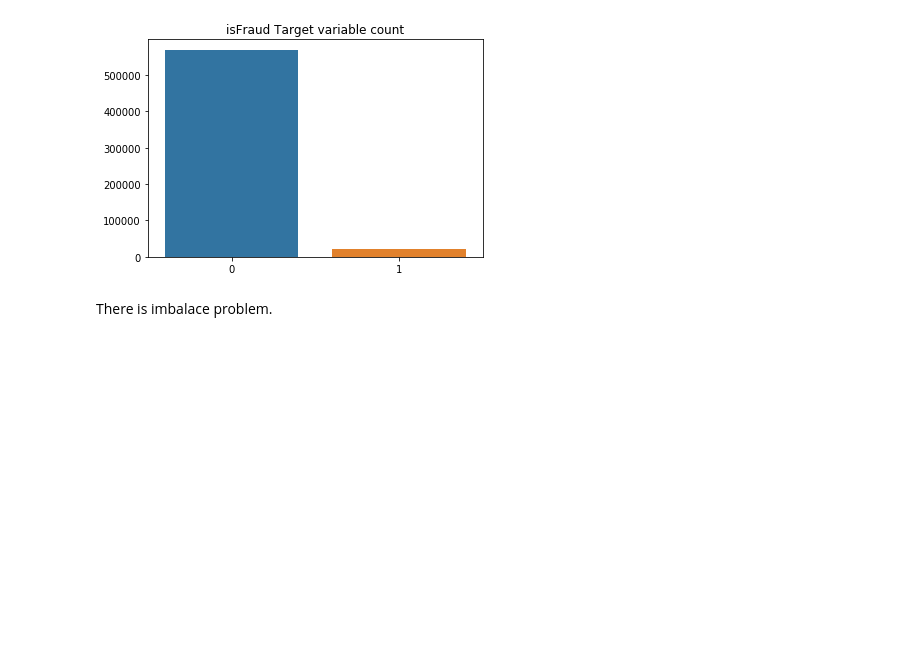
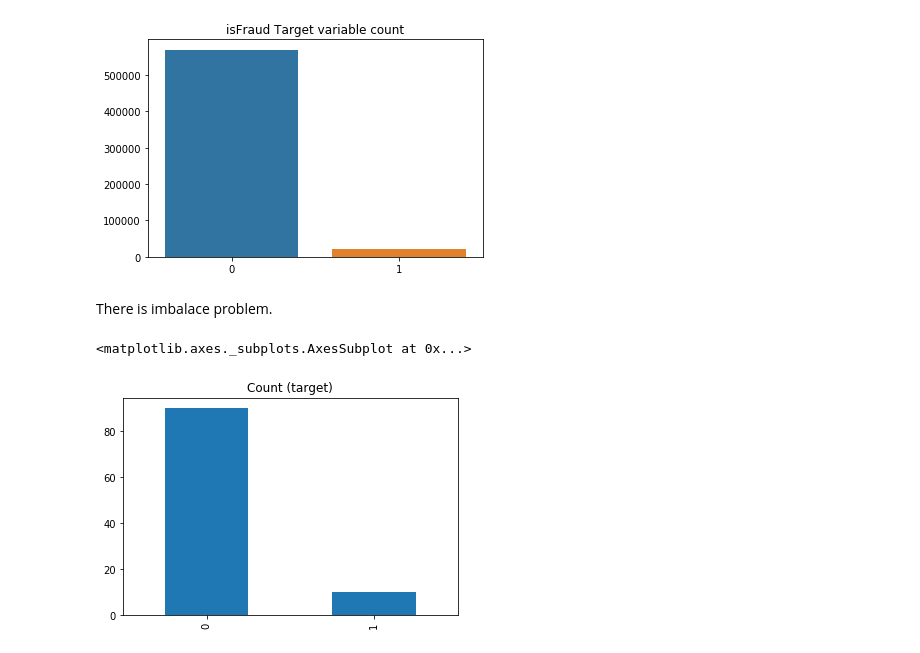
Before and after one commit to Vrushali-M/Fall_2019_ML_project, a Jupyter notebook: ml_project.ipynb, the cells around one changed output. Drawn from its saved outputs; the diff is of its cells as text; code cells hidden in the pictures; blank space fills up the shorter version.

```diff
--- a/ml_project.ipynb
+++ b/ml_project.ipynb
@@ -134,3 +155,22 @@ Text(0.5, 1.0, 'isFraud Target variable count')
 There is imbalace problem.
 # %%
 from imblearn.over_sampling import SMOTE
+# %%
+
+
+from sklearn.datasets import make_classification
+
+X, y = make_classification(
+    n_classes=2, class_sep=1.5, weights=[0.9, 0.1],
+    n_informative=3, n_redundant=1, flip_y=0,
+    n_features=20, n_clusters_per_class=1,
+    random_state=10
+)
+#n_samples=1000,
+
+df = pd.DataFrame(X)
+df['target'] = y
+df.target.value_counts().plot(kind='bar', title='Count (target)')
+# %% [output]
+<matplotlib.axes._subplots.AxesSubplot at 0x...>
+[figure, added]
```
Also changed, not shown: parts of 31 cells of this notebook.
